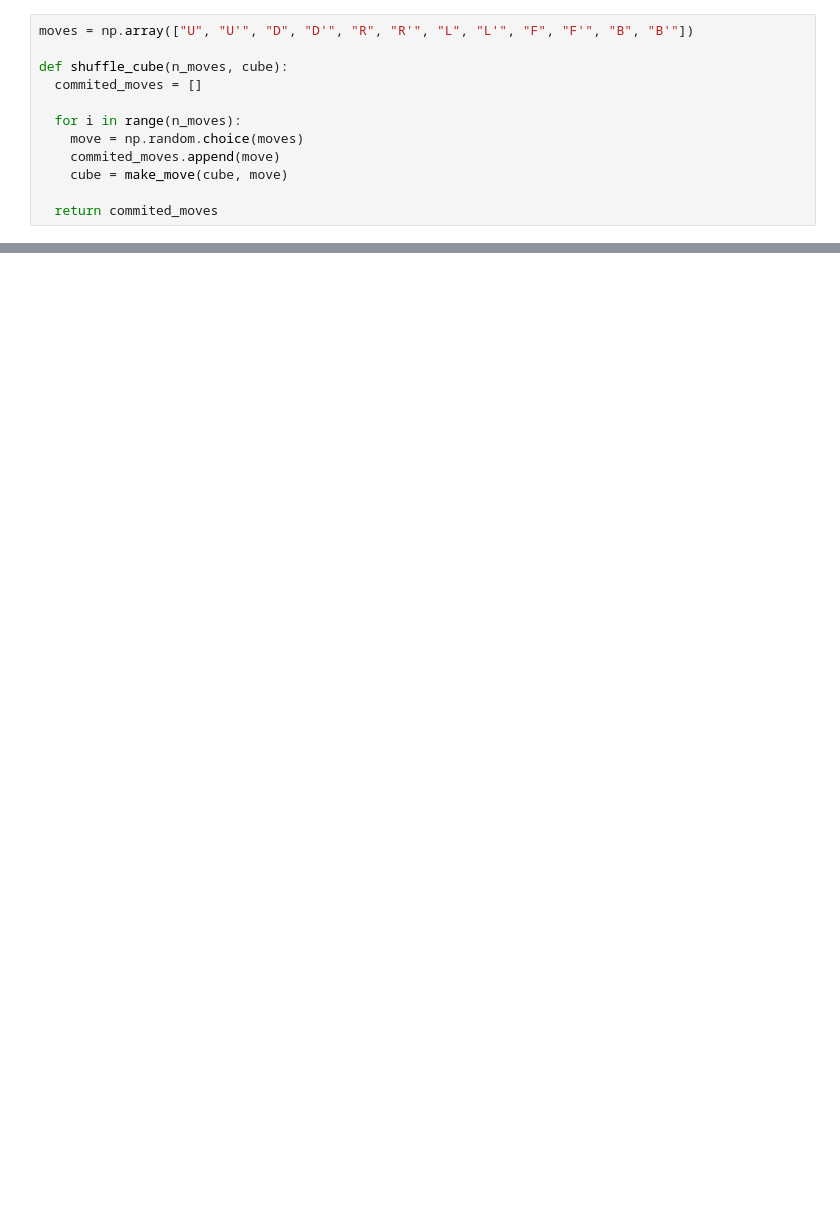
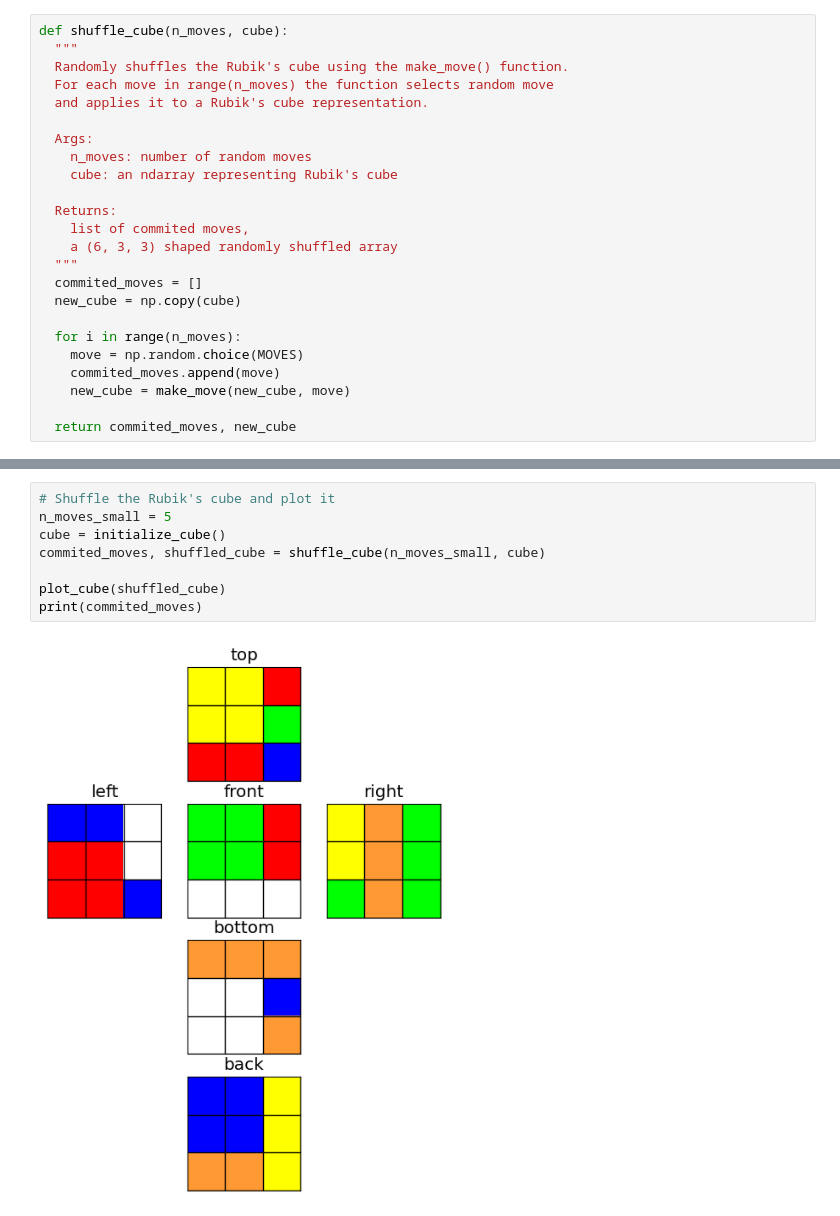
Before and after one commit to pformela/ga-rubiks-cube-solver, a Jupyter notebook: projekt1_inteligencja_obliczeniowa.ipynb, the cells around one changed output, grey strips where cells are left out. Cells and saved outputs as stored; diff of their text form; blank space fills up the shorter version.

```diff
--- a/projekt1_inteligencja_obliczeniowa.ipynb
+++ b/projekt1_inteligencja_obliczeniowa.ipynb
@@ -266,15 +299,27 @@ def make_move(cube, move):
-# %%
-moves = np.array(["U", "U'", "D", "D'", "R", "R'", "L", "L'", "F", "F'", "B", "B'"])
-
-def shuffle_cube(n_moves, cube):
-  commited_moves = []
-
-  for i in range(n_moves):
-    move = np.random.choice(moves)
-    commited_moves.append(move)
-    cube = make_move(cube, move)
-
-  return commited_moves
+# %%
+def shuffle_cube(n_moves, cube):
+  """
+  Randomly shuffles the Rubik's cube using the make_move() function.
+  For each move in range(n_moves) the function selects random move
+  and applies it to a Rubik's cube representation.
+
+  Args:
+    n_moves: number of random moves
+    cube: an ndarray representing Rubik's cube
+
+  Returns:
+    list of commited moves,
+    a (6, 3, 3) shaped randomly shuffled array
+  """
+  commited_moves = []
+  new_cube = np.copy(cube)
+
+  for i in range(n_moves):
+    move = np.random.choice(MOVES)
+    commited_moves.append(move)
+    new_cube = make_move(new_cube, move)
+
+  return commited_moves, new_cube
 # %%
 cube = initialize_cube()
 plot_cube(cube)
@@ -293,0 +387,10 @@ print(commited_moves)
+# %%
+# Shuffle the Rubik's cube and plot it
+n_moves_small = 5
+cube = initialize_cube()
+commited_moves, shuffled_cube = shuffle_cube(n_moves_small, cube)
+
+plot_cube(shuffled_cube)
+print(commited_moves)
+# %% [output]
+[figure, added]
```
Also changed, not shown: parts of 64 cells of this notebook.
